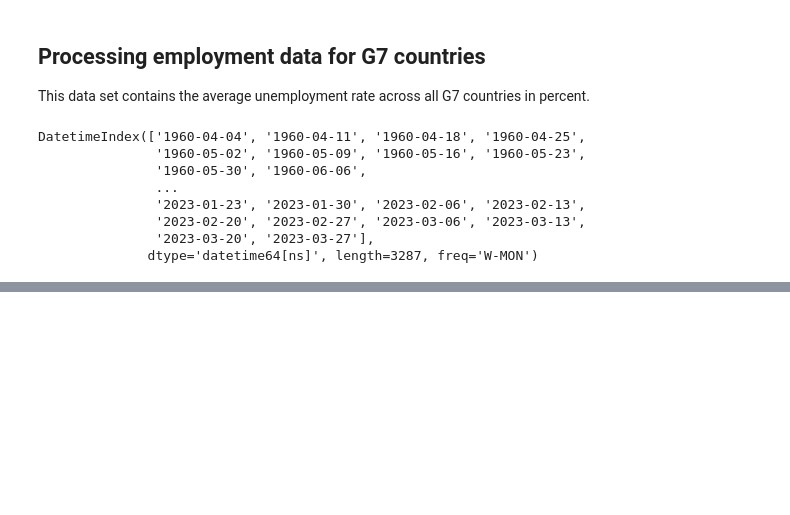
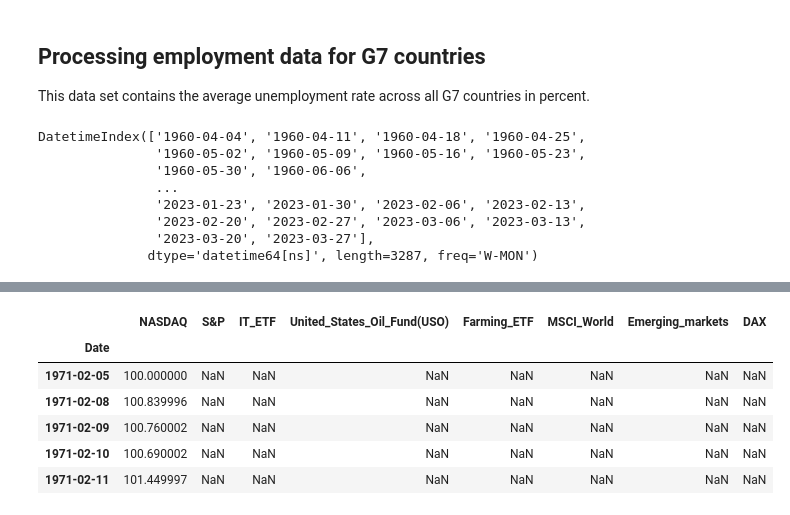
Before and after one commit to jhb300/project_submission_hai_performer, a Jupyter notebook: data_engineering/finanical_ts_preprocessing.ipynb, the cells around one changed output, grey strips where cells are left out. Cells and saved outputs as stored; diff of their text form; code cells hidden in the pictures; blank space fills up the shorter version.

```diff
--- a/data_engineering/finanical_ts_preprocessing.ipynb
+++ b/data_engineering/finanical_ts_preprocessing.ipynb
@@ -157,0 +170,11 @@ df_employment.to_csv("./financial_ts/g7_employment.csv", index=True)
+# %%
+df_indices = pd.read_csv("../data_collection/financial_ts/indices.csv", index_col=0)
+df_indices.head()
+# %% [output]
+|  | NASDAQ | S&P | IT_ETF | United_States_Oil_Fund(USO) | Farming_ETF | MSCI_World | Emerging_markets | DAX |
+| Date |  |  |  |  |  |  |  |  |
+| 1971-02-05 | 100.000000 | NaN | NaN | NaN | NaN | NaN | NaN | NaN |
+| 1971-02-08 | 100.839996 | NaN | NaN | NaN | NaN | NaN | NaN | NaN |
+| 1971-02-09 | 100.760002 | NaN | NaN | NaN | NaN | NaN | NaN | NaN |
+| 1971-02-10 | 100.690002 | NaN | NaN | NaN | NaN | NaN | NaN | NaN |
+| 1971-02-11 | 101.449997 | NaN | NaN | NaN | NaN | NaN | NaN | NaN |
```
Also changed, not shown: parts of 6 cells of this notebook, 3 other files.
